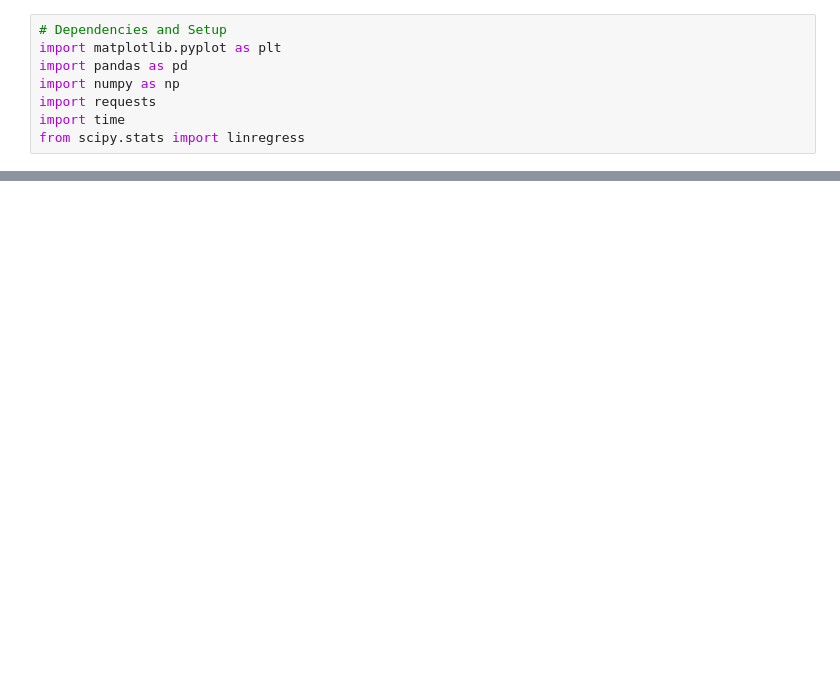
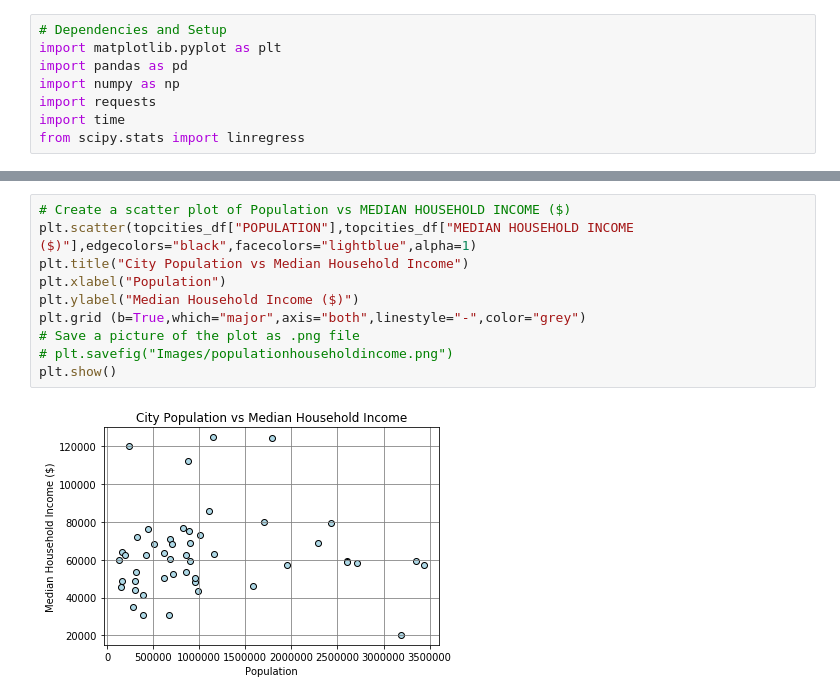
Before and after one commit to ttoffey/Project_One, a Jupyter notebook: Top_Cities_Census.ipynb, the cells around one changed output, grey strips where cells are left out. Drawn from its saved outputs; the diff is of its cells as text; blank space fills up the shorter version.

Commit message:
Population data scatter plots

```diff
--- a/Top_Cities_Census.ipynb
+++ b/Top_Cities_Census.ipynb
@@ -28,3 +28,15 @@ topcities_df
 | 46 | Santa Ana | CA | 1701602 | 80009 | 12.7 | 30.5 | ... |
 | 47 | St Louis | MO | 308174 | 43896 | 21.8 | 36.3 | ... |
 | 48 | Tampa | FL | 712951 | 52293 | 18.2 | 35.1 | ... |
+# %%
+# Create a scatter plot of Population vs MEDIAN HOUSEHOLD INCOME ($)
+plt.scatter(topcities_df["POPULATION"],topcities_df["MEDIAN HOUSEHOLD INCOME ($)"],edgecolors="black",facecolors="lightblue",alpha=1)
+plt.title("City Population vs Median Household Income")
+plt.xlabel("Population")
+plt.ylabel("Median Household Income ($)")
+plt.grid (b=True,which="major",axis="both",linestyle="-",color="grey")
+# Save a picture of the plot as .png file
+# plt.savefig("Images/populationhouseholdincome.png")
+plt.show()
+# %% [output]
+[figure, added]
```
Also changed, not shown: parts of 3 cells of this notebook.
